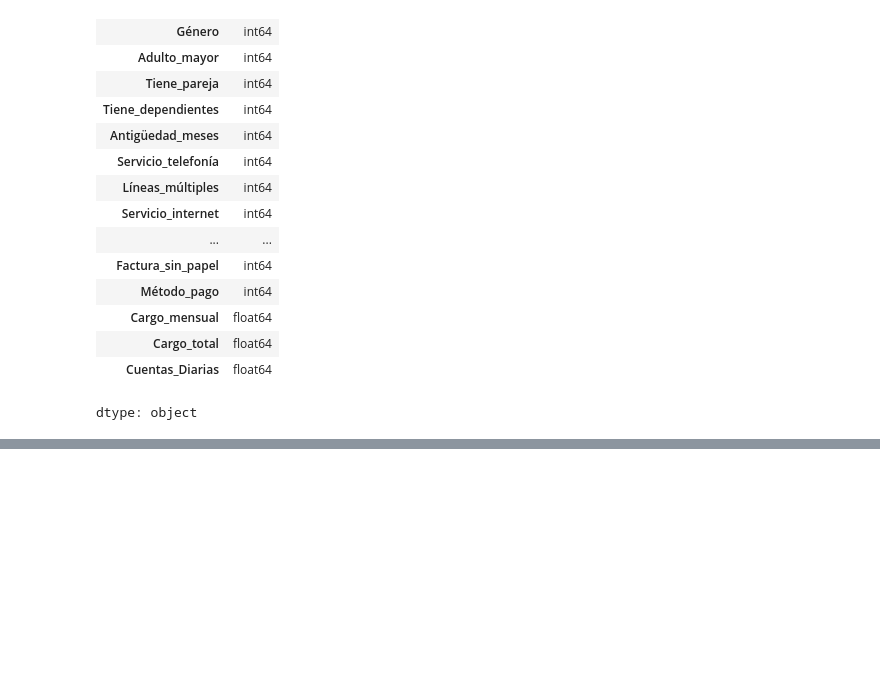
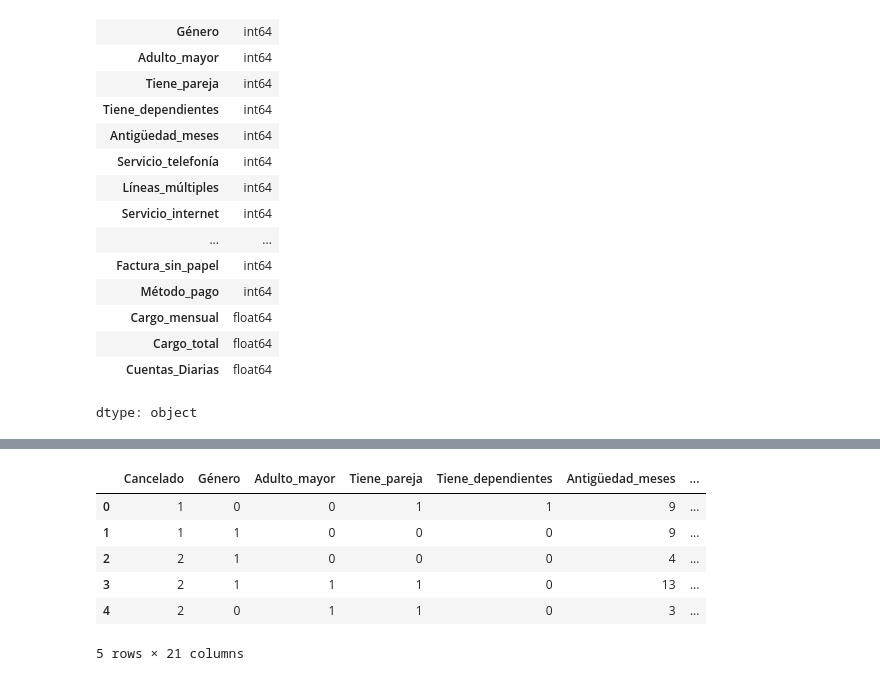
Before and after one commit to AngelTroncoso/Proyecto_telecomx2, a Jupyter notebook: telecoX.ipynb, the cells around one changed output, grey strips where cells are left out. Drawn from its saved outputs; the diff is of its cells as text; code cells hidden in the pictures; blank space fills up the shorter version.

```diff
--- a/telecoX.ipynb
+++ b/telecoX.ipynb
@@ -319,0 +347,17 @@ dtype: object
+# %%
+df = pd.json_normalize(df.to_dict(orient='records'))
+
+# Now the 'Cancelado' column is at the top level and can be accessed directly.
+# We can filter out rows where 'Cancelado' is an empty string if necessary.
+# Based on the unique values shown later, there are empty strings in 'Cancelado'.
+# So, I'll filter those out here.
+df = df[df['Cancelado'] != '']
+display(df.head())
+# %% [output]
+|  | Cancelado | Género | Adulto_mayor | Tiene_pareja | Tiene_dependientes | Antigüedad_meses | ... |
+| 0 | 1 | 0 | 0 | 1 | 1 | 9 | ... |
+| 1 | 1 | 1 | 0 | 0 | 0 | 9 | ... |
+| 2 | 2 | 1 | 0 | 0 | 0 | 4 | ... |
+| 3 | 2 | 1 | 1 | 1 | 0 | 13 | ... |
+| 4 | 2 | 0 | 1 | 1 | 0 | 3 | ... |
+5 rows × 21 columns
```
Also changed, not shown: parts of 15 cells of this notebook.
